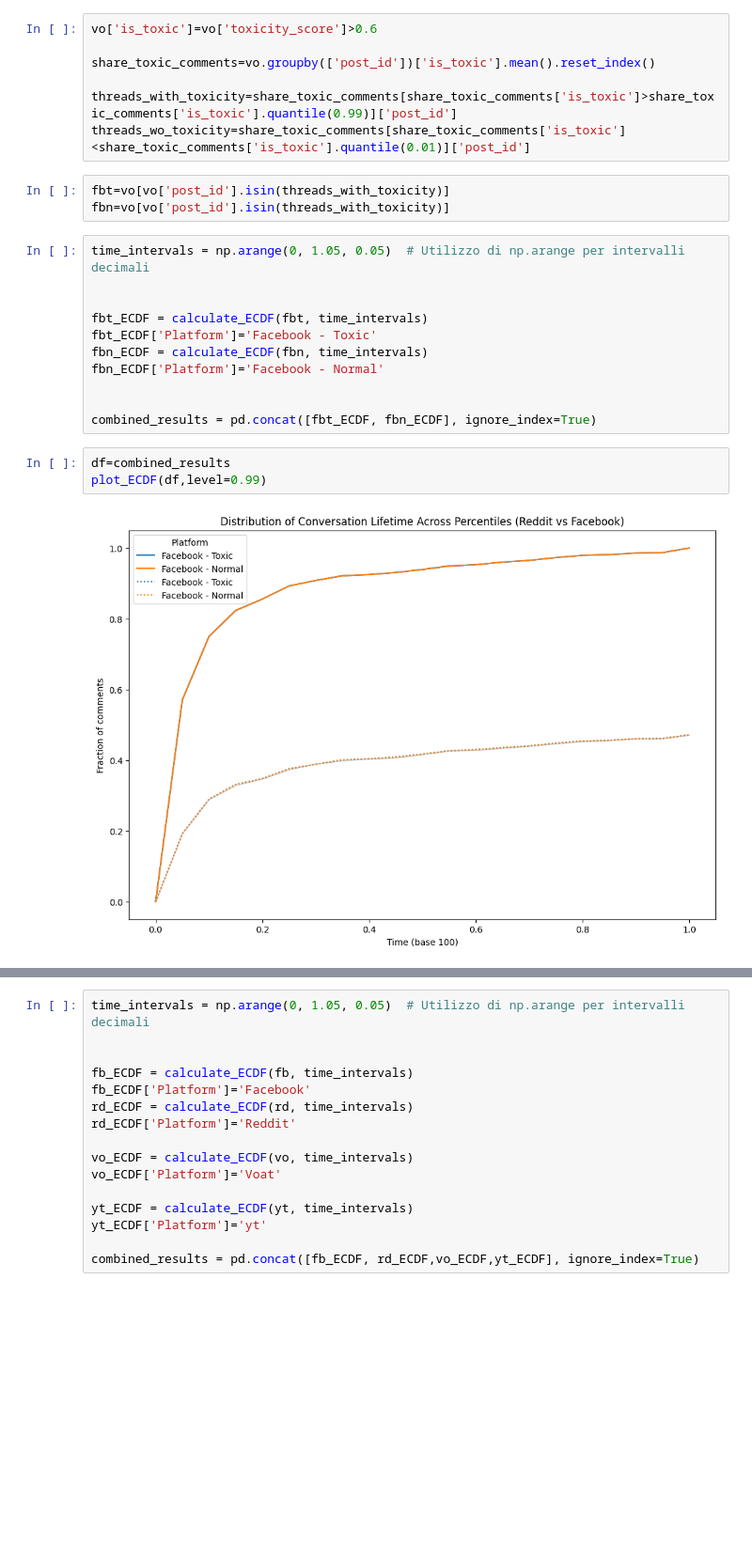
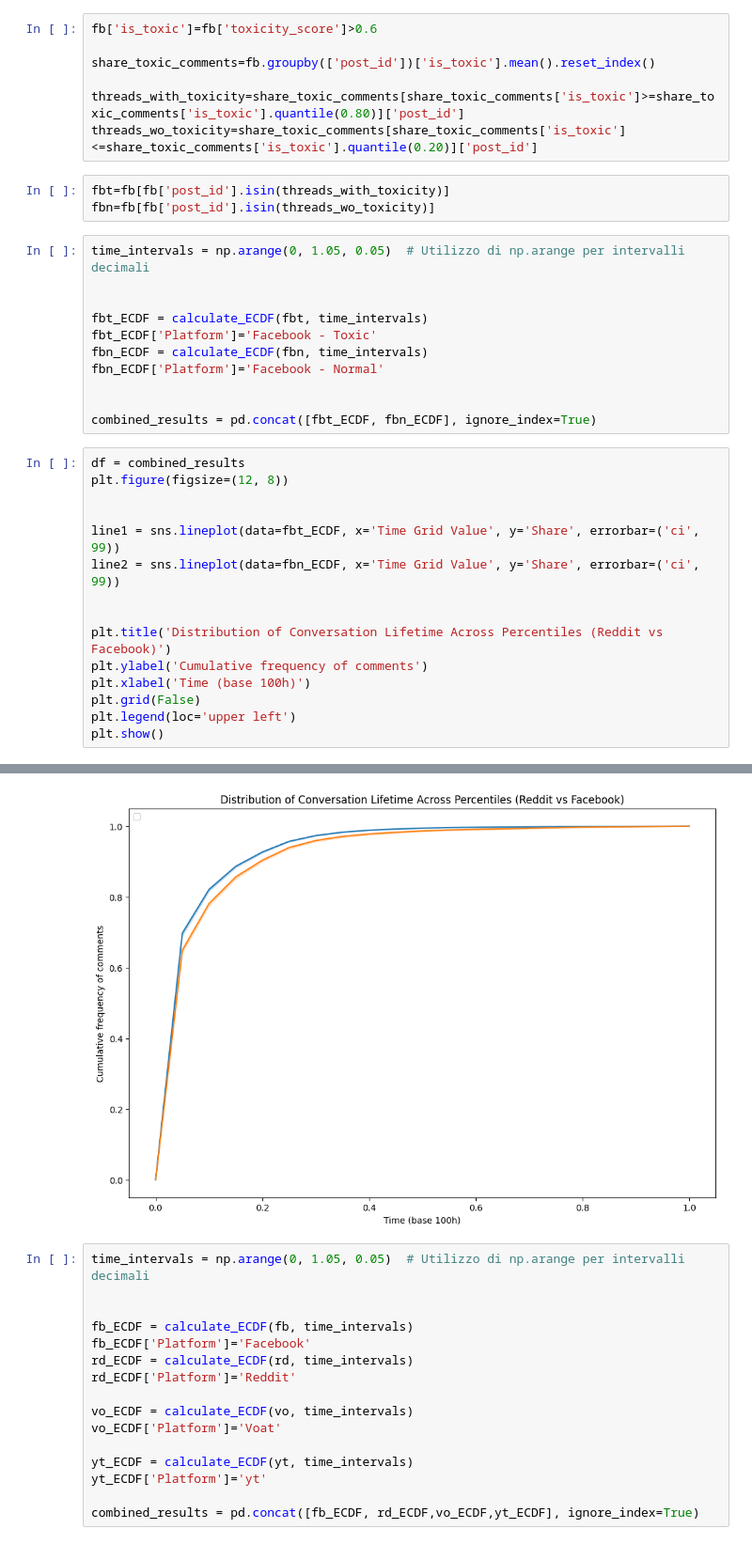
Before and after one commit to jacoponudo/Conversation_dynamics, a Jupyter notebook: src/SYN/search_parameters.ipynb, the cells around one changed output, grey strips where cells are left out. Shown at 94% size. Drawn from its saved outputs; the diff is of its cells as text; blank space fills up the shorter version.

```diff
--- a/src/SYN/search_parameters.ipynb
+++ b/src/SYN/search_parameters.ipynb
@@ -62,15 +61,15 @@ fbb['user_id']=fbb['from_id']'''
 # %% [output]
 "fbb = fbb[fbb['temporal_distance_birth_h'] < 100].copy()\nfbb['temporal_distance_birth_base_100h'] = fbb['temporal_distance_birth_h'] / 100\nfbb['user_id']=fbb['from_id']"
 # %%
-vo['is_toxic']=vo['toxicity_score']>0.6
+fb['is_toxic']=fb['toxicity_score']>0.6
 
-share_toxic_comments=vo.groupby(['post_id'])['is_toxic'].mean().reset_index()
+share_toxic_comments=fb.groupby(['post_id'])['is_toxic'].mean().reset_index()
 
-threads_with_toxicity=share_toxic_comments[share_toxic_comments['is_toxic']>share_toxic_comments['is_toxic'].quantile(0.99)]['post_id']
-threads_wo_toxicity=share_toxic_comments[share_toxic_comments['is_toxic']<share_toxic_comments['is_toxic'].quantile(0.01)]['post_id']
+threads_with_toxicity=share_toxic_comments[share_toxic_comments['is_toxic']>=share_toxic_comments['is_toxic'].quantile(0.80)]['post_id']
+threads_wo_toxicity=share_toxic_comments[share_toxic_comments['is_toxic']<=share_toxic_comments['is_toxic'].quantile(0.20)]['post_id']
 # %%
-fbt=vo[vo['post_id'].isin(threads_with_toxicity)]
-fbn=vo[vo['post_id'].isin(threads_with_toxicity)]
+fbt=fb[fb['post_id'].isin(threads_with_toxicity)]
+fbn=fb[fb['post_id'].isin(threads_wo_toxicity)]
 # %%
 time_intervals = np.arange(0, 1.05, 0.05)  # Utilizzo di np.arange per intervalli decimali
 
@@ -82,8 +81,19 @@ fbn_ECDF['Platform']='Facebook - Normal'
 
 
 combined_results = pd.concat([fbt_ECDF, fbn_ECDF], ignore_index=True)
-# %%
-df=combined_results
-plot_ECDF(df,level=0.99)
-# %% [output]
-[figure, removed]
+# %%
+df = combined_results
+plt.figure(figsize=(12, 8))
+
+
+line1 = sns.lineplot(data=fbt_ECDF, x='Time Grid Value', y='Share', errorbar=('ci', 99))
+line2 = sns.lineplot(data=fbn_ECDF, x='Time Grid Value', y='Share', errorbar=('ci', 99))
+
+
+plt.title('Distribution of Conversation Lifetime Across Percentiles (Reddit vs Facebook)')
+plt.ylabel('Cumulative frequency of comments')
+plt.xlabel('Time (base 100h)')
+plt.grid(False)
+plt.legend(loc='upper left')
+plt.show()
+# %% [output]
@@ -90,3 +101,4 @@ plot_ECDF(df,level=0.99)
+[figure, added]
 # %%
 time_intervals = np.arange(0, 1.05, 0.05)  # Utilizzo di np.arange per intervalli decimali
 
```
Also changed, not shown: parts of 3 cells of this notebook.
